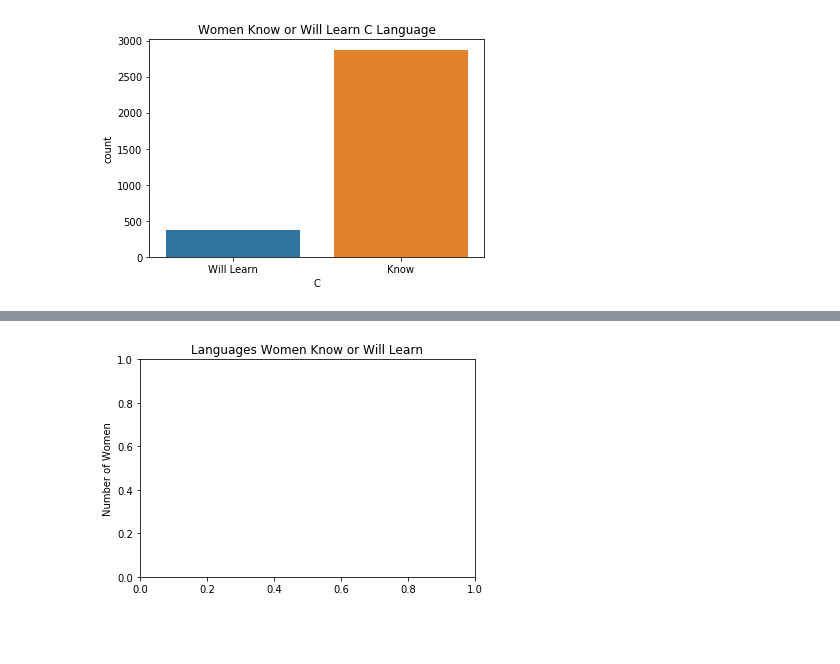
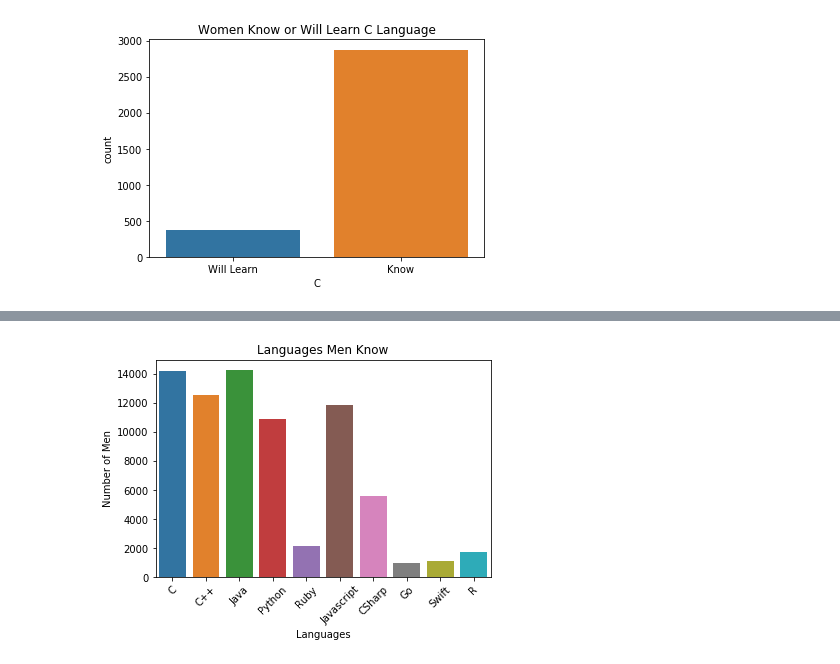
Before and after one commit to EricaTess/women-in-tech, a Jupyter notebook: clustering_project/Clustering-HackerRank-Data.ipynb, the cells around one changed output, grey strips where cells are left out. Saved outputs shown, nothing was run; the diff lists cells and outputs as text; code cells hidden in the pictures; blank space fills up the shorter version.

Commit message:
correct women data and included men data

```diff
--- a/clustering_project/Clustering-HackerRank-Data.ipynb
+++ b/clustering_project/Clustering-HackerRank-Data.ipynb
@@ -67,2 +79,3 @@ is_female = df_country_age_lang['Gender'] == 'Female'
 # %%
 df_female = df_country_age_lang[is_female]
+df_male = df_country_age_lang[is_male]
@@ -210,6 +164,17 @@ TypeError: unhashable type: 'numpy.ndarray'
-# %%
-plt.ylabel('Number of Women')
-plt.title('Languages Women Know or Will Learn')
-plt.show()
-# %% [output]
-[figure, removed]
+# %%
+df_langmelt_male
+df_langmelt_male.dropna(subset=['value'], inplace=True)
+df_langmelt_male
+isKnown = df_langmelt_male['value'] == 'Know'
+known = df_langmelt_male[isKnown]
+willLearn = df_langmelt_male['value'] == 'Will Learn'
+learn = df_langmelt_male[willLearn]
+# %%
+chart1 = sns.countplot(data=known, x="variable")
+plt.title("Languages Men Know")
+chart1.set_xticklabels(chart1.get_xticklabels(), rotation=45)
+plt.ylabel('Number of Men')
+plt.xlabel('Languages')
+plt.show()
+# %% [output]
+[figure, added]
```
Also changed, not shown: parts of 22 cells of this notebook.
